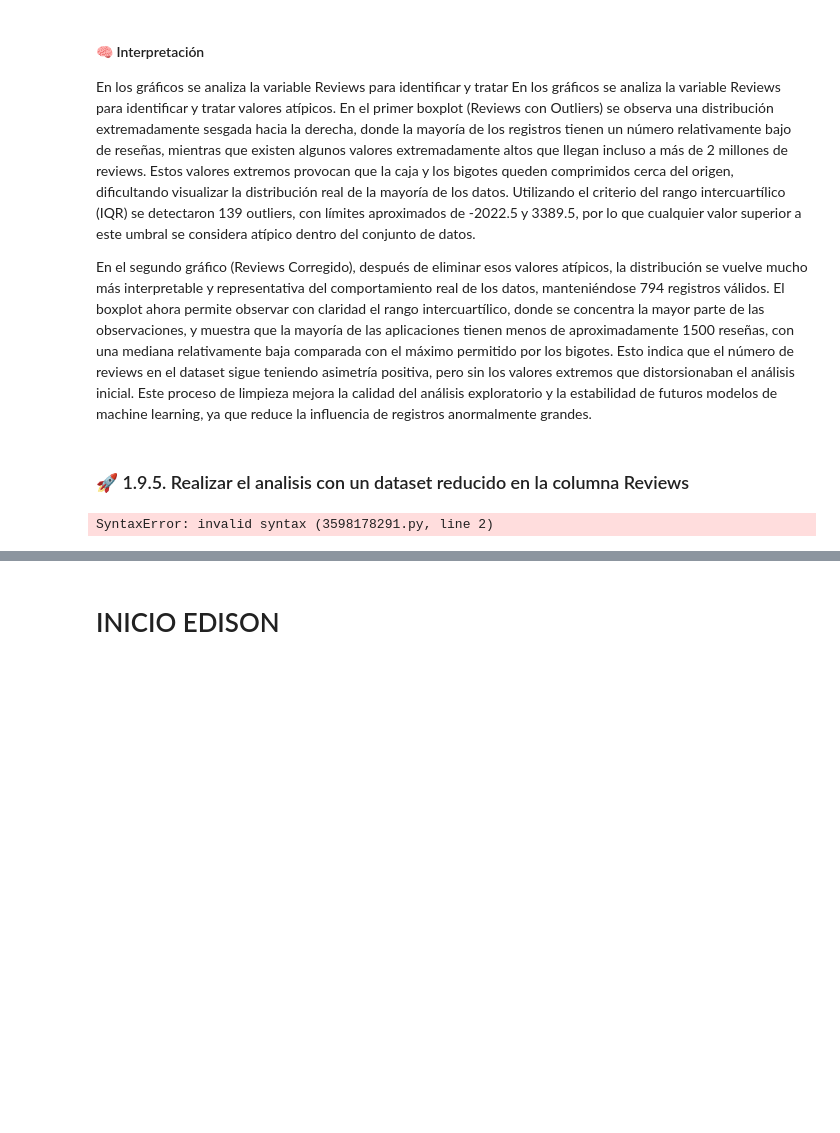
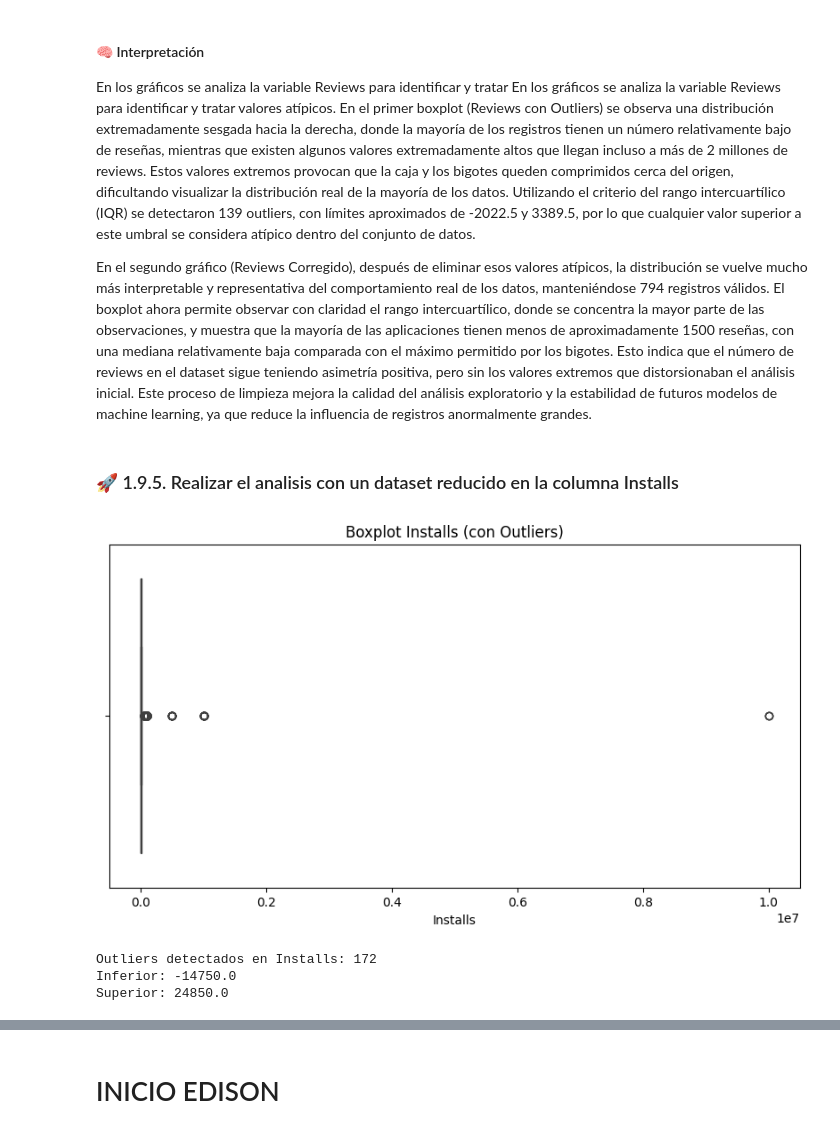
Before and after one commit to ChrisJavier/UIDE_3-WorkGroupProyectsVisu, a Jupyter notebook: Week1/src/VADDC_CP_W1_E4.ipynb, the cells around one changed output, grey strips where cells are left out. Drawn from its saved outputs; the diff is of its cells as text; code cells hidden in the pictures; blank space fills up the shorter version.

```diff
--- a/Week1/src/VADDC_CP_W1_E4.ipynb
+++ b/Week1/src/VADDC_CP_W1_E4.ipynb
@@ -567,4 +567,4 @@ En los gráficos se analiza la variable Reviews para identificar y tratar En los
 
 En el segundo gráfico (Reviews Corregido), después de eliminar esos valores atípicos, la distribución se vuelve mucho más interpretable y representativa del comportamiento real de los datos, manteniéndose 794 registros válidos. El boxplot ahora permite observar con claridad el rango intercuartílico, donde se concentra la mayor parte de las observaciones, y muestra que la mayoría de las aplicaciones tienen menos de aproximadamente 1500 reseñas, con una mediana relativamente baja comparada con el máximo permitido por los bigotes. Esto indica que el número de reviews en el dataset sigue teniendo asimetría positiva, pero sin los valores extremos que distorsionaban el análisis inicial. Este proceso de limpieza mejora la calidad del análisis exploratorio y la estabilidad de futuros modelos de machine learning, ya que reduce la influencia de registros anormalmente grandes.
 # %% [markdown]
-### 🚀 1.9.5. Realizar el analisis con un dataset reducido en la columna Reviews
+### 🚀 1.9.5. Realizar el analisis con un dataset reducido en la columna Installs
@@ -579,7 +570,0 @@ En el segundo gráfico (Reviews Corregido), después de eliminar esos valores at
-# %%
-# coloca el valor del máximo y minimo a filtrar para Reviews
-min_val = #colocar valor minimo
-max_val = #colocar valor maximo
-data = data[(data.Reviews>=min_val) & (data.Reviews<=max_val)]
-# %% [output]
-SyntaxError: invalid syntax (3598178291.py, line 2)
@@ -589,8 +571,23 @@ SyntaxError: invalid syntax (3598178291.py, line 2)
 # %%
 # Calcula e imprime los valores inferiores y superiores del rango intercuartilico
 # para las siguientes variables: Installs
-#### TAREA 7 ###############
+#### TAREA 6 ###############
 # TU CÓDIGO AQUÍ
 
+# Visualización antes de tratar
+plt.figure(figsize=(10, 5))
+sns.boxplot(x=data_free_apps['Installs'])
+plt.title("Boxplot Installs (con Outliers)")
+plt.show()
 
+# Detectar
+outliers_ingreso, min_value, max_value = detectar_outliers_iqr(data_free_apps, 'Installs')
+print(f"Outliers detectados en Installs: {len(outliers_ingreso)}")
+print(f"Inferior: {min_value}")
+print(f"Superior: {max_value}")
 #############################
+# %% [output]
+[figure, added]
+Outliers detectados en Installs: 172
+Inferior: -14750.0
+Superior: 24850.0
```
Also changed, not shown: parts of 12 cells of this notebook.
